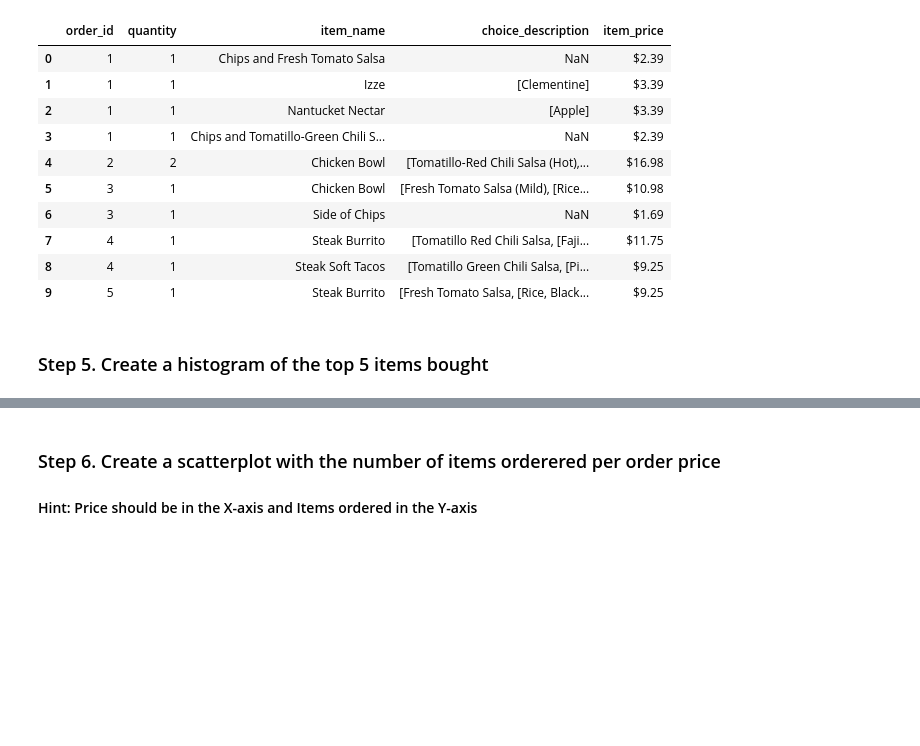
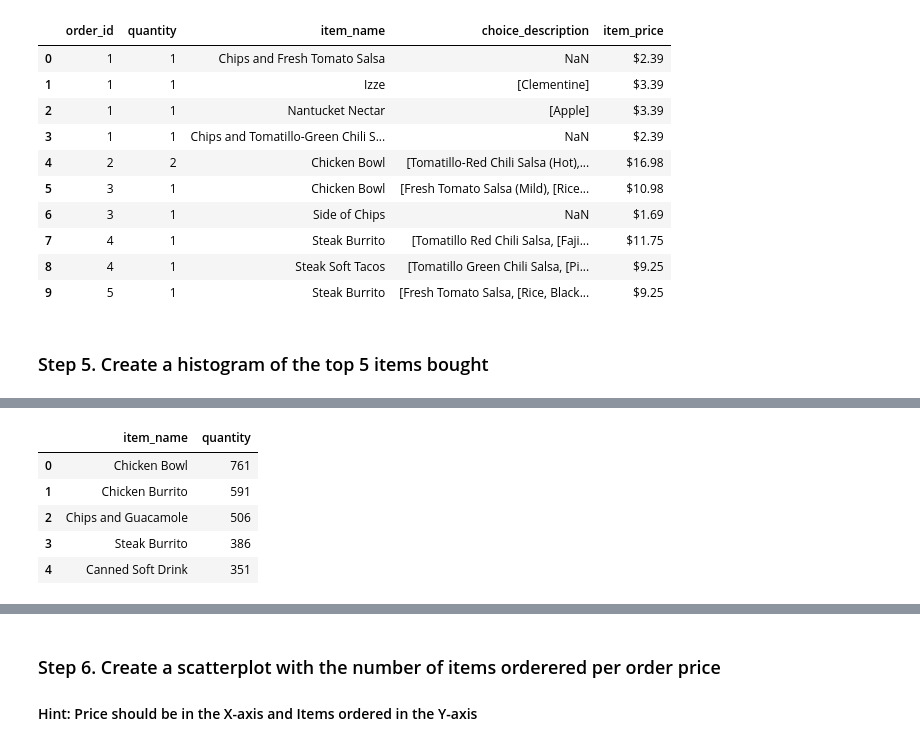
Before and after one commit to Ricardod671/pandas_exercises, a Jupyter notebook: 07_Visualization/Chipotle/Exercises.ipynb, the cells around one changed output, grey strips where cells are left out. Cells and saved outputs as stored; diff of their text form; code cells hidden in the pictures; blank space fills up the shorter version.

```diff
--- a/07_Visualization/Chipotle/Exercises.ipynb
+++ b/07_Visualization/Chipotle/Exercises.ipynb
@@ -45,0 +53,11 @@ sns.displot(data=chipo,x="item_name")
+# %%
+#now i got the list but ineed to reset the index for plot the list
+plot5=top5.reset_index()
+plot5.head()
+# %% [output]
+|  | item_name | quantity |
+| 0 | Chicken Bowl | 761 |
+| 1 | Chicken Burrito | 591 |
+| 2 | Chips and Guacamole | 506 |
+| 3 | Steak Burrito | 386 |
+| 4 | Canned Soft Drink | 351 |
```
Also changed, not shown: parts of 7 cells of this notebook.
